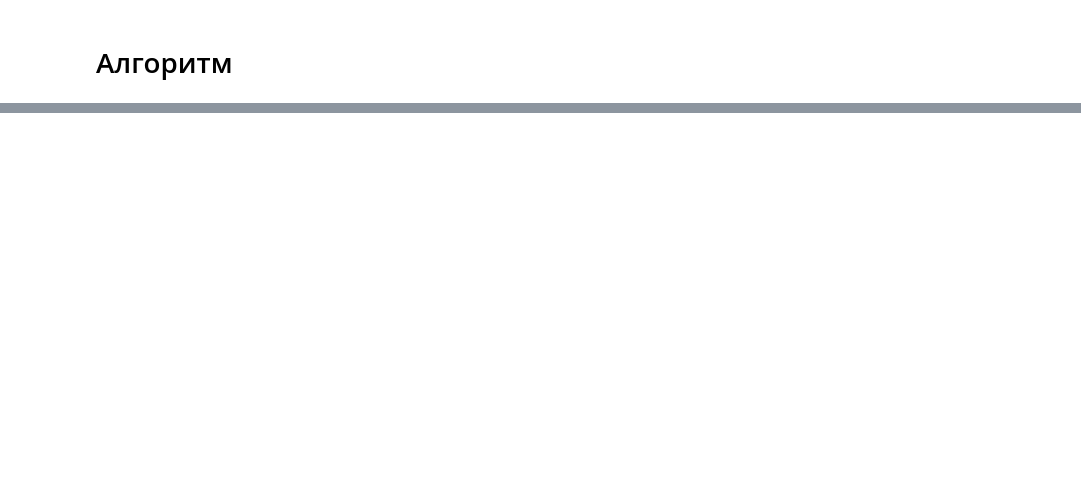
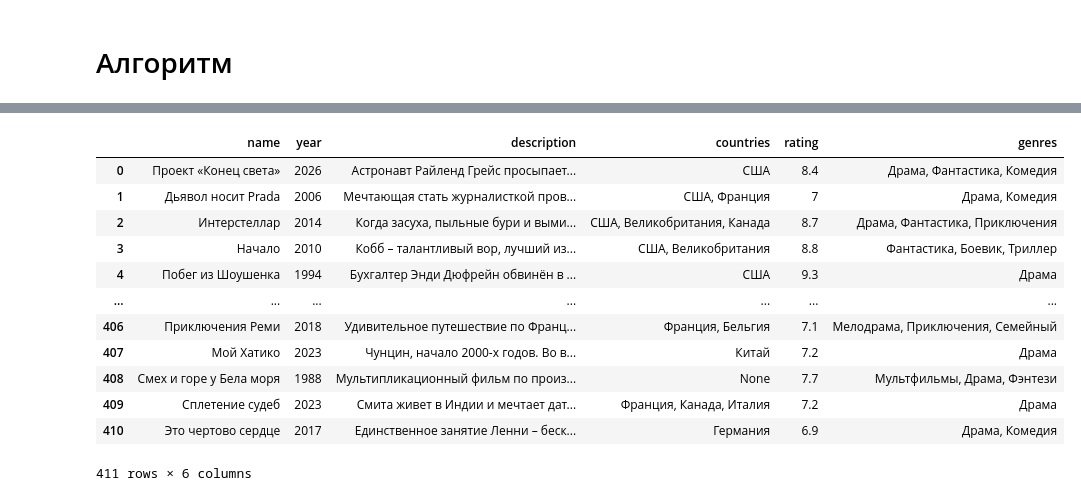
Before and after one commit to Jamchitogrito/MOABD, a Jupyter notebook: SiteParsing/SiteParsing.ipynb, the cells around one changed output, grey strips where cells are left out. Saved outputs shown, nothing was run; the diff lists cells and outputs as text; code cells hidden in the pictures; blank space fills up the shorter version.

```diff
--- a/SiteParsing/SiteParsing.ipynb
+++ b/SiteParsing/SiteParsing.ipynb
@@ -62,21 +132,31 @@ result_list = {'title': [], 'description': [], 'date': [], 'views': []}
 # %%
-dataIter = 1
-next_url = soup.find("div", class_="list-more").get("data-url")
-list_item_titles = soup.find_all("a", class_="list-item__title")
-for i in list_item_titles:
-    iter_url = i.get('href')
-    if not iter_url:
-        continue
-    if iter_url.startswith('/'):
-        iter_url = 'https://ria.ru' + iter_url
-    time.sleep(random.uniform(15, 30))
-    print(f'Начинается парсинг {iter_url}')
-    iter_page = requests.get(iter_url, headers=headers, verify=False, timeout=30)
+numPage = 1
+all_movies = []
+# https://om.kinogo-filmov.net/top250/page/
+for i in range(13):
+    print("Взлом домбаса")
+    page_url = f"https://om.kinogo-filmov.net/top250/page/{numPage}"
+    time.sleep(random.uniform(7,15))
+    iter_page = requests.get(page_url, headers=headers, verify=False, timeout=10)
+
     if iter_page.status_code != 200:
+        print("Ебать пизда, накрыло нахуй")
         print(f'Ошибка: {iter_page.status_code}')
         continue
+
     iter_soup = bs(iter_page.text, 'html.parser')
-    news_title = iter_soup.find('div', 'article__title')
-    print(news_title)
+    items = iter_soup.find_all("div", class_="shortstory")
+
+    for item in items:
+        movie_html = str(item)
+        movie_data = parse_movie_regex(movie_html)
+        if (movie_data.get('name')):
+            print('Ахуенно')
+            all_movies.append(movie_data)
+            print(f'фильм {movie_data.get('name')}')
+
+    print(len(items))
+    print("Страница пропаршена, мани мани уже в юмани")
+    numPage += 1
 print('!!!!!Парс окончен')
 # %% [output]
@@ -99 +179,20 @@ print('!!!!!Парс окончен')
 !!!!!Парс окончен
+# %%
+df = pd.DataFrame(all_movies)
+df
+df = df.head(500)
+df
+# %% [output]
+|  | name | year | description | countries | rating | genres |
+| 0 | Проект «Конец света» | 2026 | Астронавт Райленд Грейс просыпает... | США | 8.4 | Драма, Фантастика, Комедия |
+| 1 | Дьявол носит Prada | 2006 | Мечтающая стать журналисткой пров... | США, Франция | 7 | Драма, Комедия |
+| 2 | Интерстеллар | 2014 | Когда засуха, пыльные бури и выми... | США, Великобритания, Канада | 8.7 | Драма, Фантастика, Приключения |
+| 3 | Начало | 2010 | Кобб – талантливый вор, лучший из... | США, Великобритания | 8.8 | Фантастика, Боевик, Триллер |
+| 4 | Побег из Шоушенка | 1994 | Бухгалтер Энди Дюфрейн обвинён в ... | США | 9.3 | Драма |
+| ... | ... | ... | ... | ... | ... | ... |
+| 406 | Приключения Реми | 2018 | Удивительное путешествие по Франц... | Франция, Бельгия | 7.1 | Мелодрама, Приключения, Семейный |
+| 407 | Мой Хатико | 2023 | Чунцин, начало 2000-х годов. Во в... | Китай | 7.2 | Драма |
+| 408 | Смех и горе у Бела моря | 1988 | Мультипликационный фильм по произ... | None | 7.7 | Мультфильмы, Драма, Фэнтези |
+| 409 | Сплетение судеб | 2023 | Смита живет в Индии и мечтает дат... | Франция, Канада, Италия | 7.2 | Драма |
+| 410 | Это чертово сердце | 2017 | Единственное занятие Ленни – беск... | Германия | 6.9 | Драма, Комедия |
+411 rows × 6 columns
```
Also changed, not shown: parts of 9 cells of this notebook, 2 other files.
